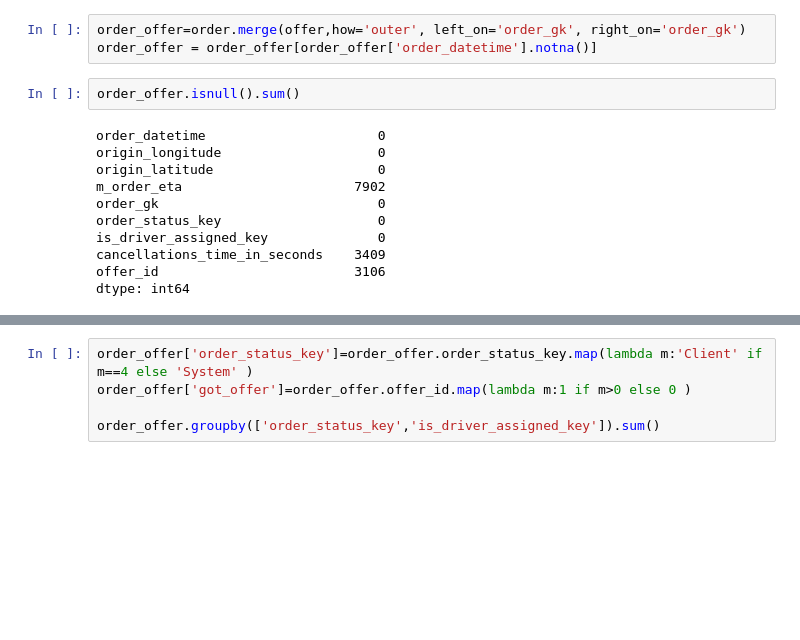
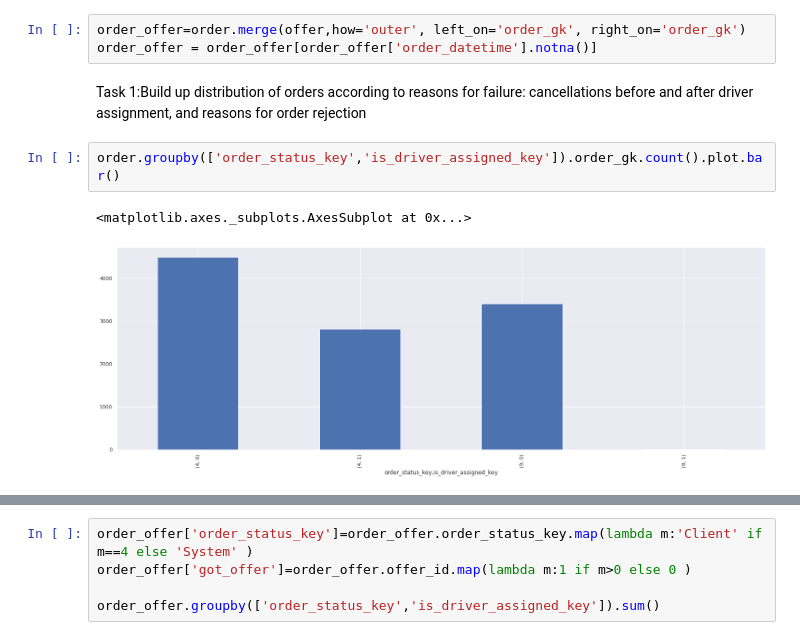
Before and after one commit to Bahaakhalled/Insights-Failed-Orders-Gett-Strata, a Jupyter notebook: Notebook.ipynb, the cells around one changed output, grey strips where cells are left out. Cells and saved outputs as stored; diff of their text form; blank space fills up the shorter version.

```diff
--- a/Notebook.ipynb
+++ b/Notebook.ipynb
@@ -77,16 +61,10 @@ offer=offer.groupby('order_gk').count().reset_index()
 # %%
 order_offer=order.merge(offer,how='outer', left_on='order_gk', right_on='order_gk')
 order_offer = order_offer[order_offer['order_datetime'].notna()]
-# %%
-order_offer.isnull().sum()
-# %% [output]
-order_datetime                      0
-origin_longitude                    0
-origin_latitude                     0
-m_order_eta                      7902
-order_gk                            0
-order_status_key                    0
-is_driver_assigned_key              0
-cancellations_time_in_seconds    3409
-offer_id                         3106
-dtype: int64
+# %% [markdown]
+Task 1:Build up distribution of orders according to reasons for failure: cancellations before and after driver assignment, and reasons for order rejection
+# %%
+order.groupby(['order_status_key','is_driver_assigned_key']).order_gk.count().plot.bar()
+# %% [output]
+<matplotlib.axes._subplots.AxesSubplot at 0x...>
+[figure, added]
```
Also changed, not shown: parts of 23 cells of this notebook.
